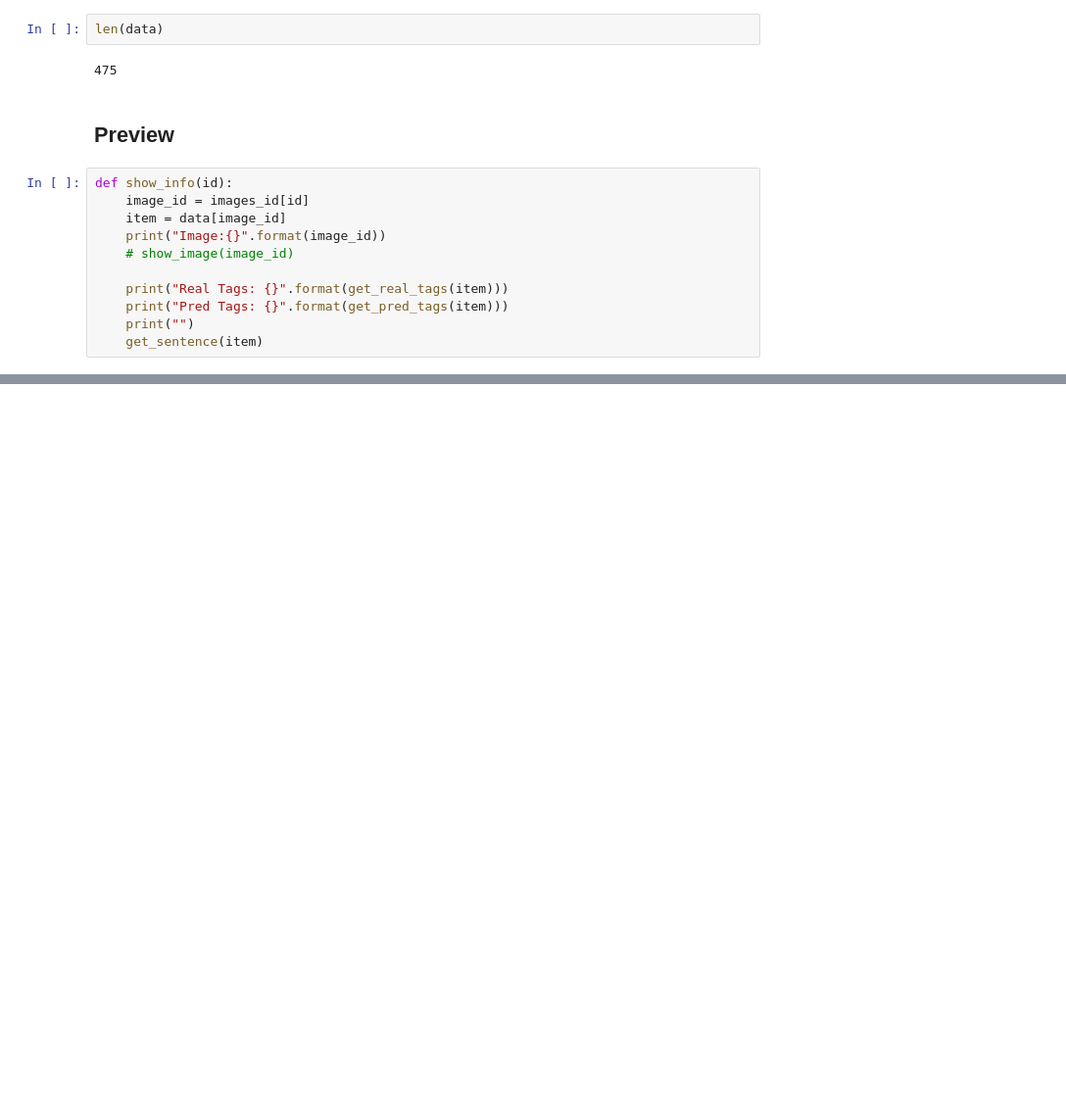
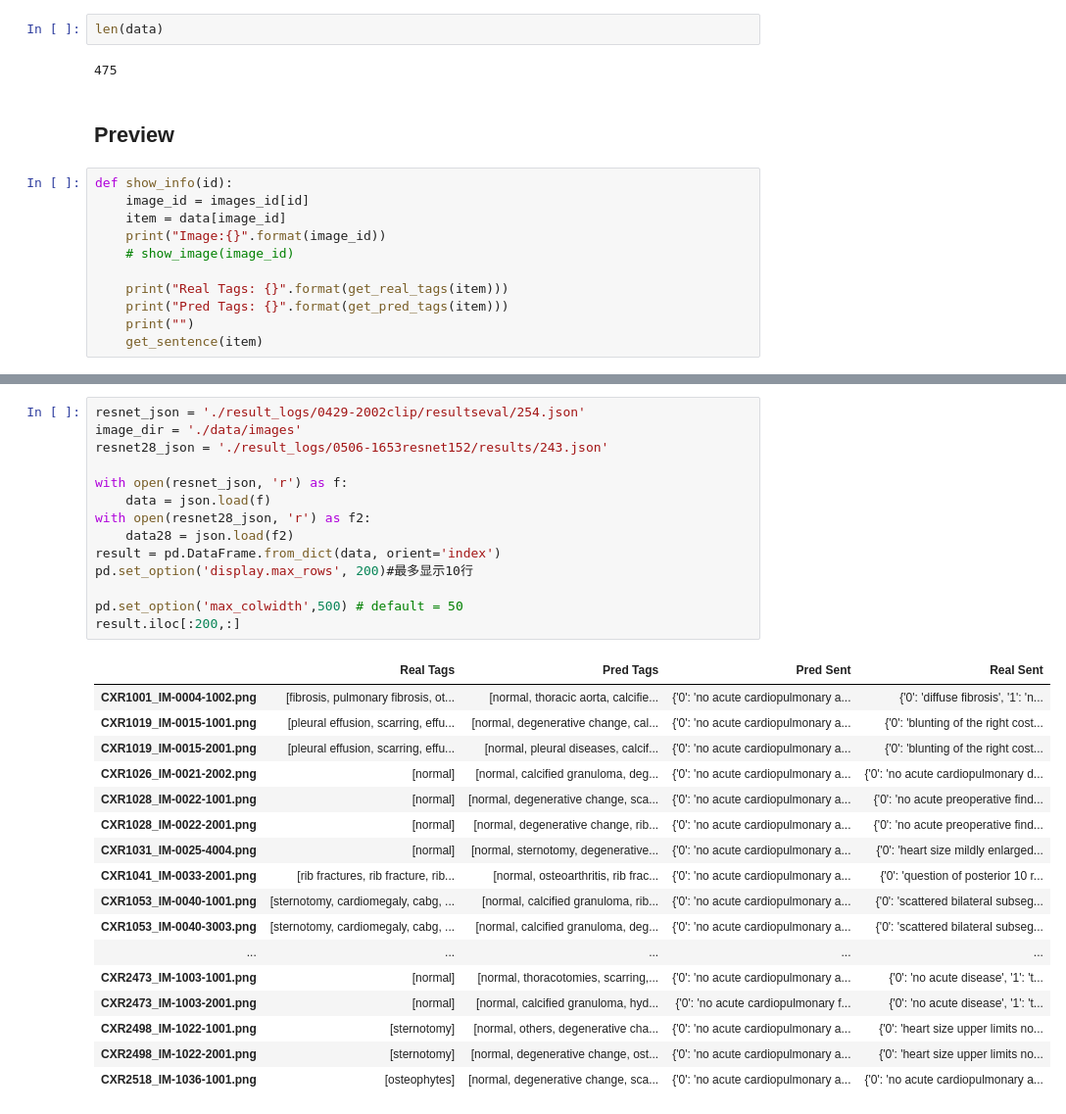
Before and after one commit to havecats/Medical-Report-Generation-OntheAutomaticGeneration, a Jupyter notebook: review_captions_resnet.ipynb, the cells around one changed output, grey strips where cells are left out. Shown at 98% size. Saved outputs shown, nothing was run; the diff lists cells and outputs as text; blank space fills up the shorter version.

```diff
--- a/review_captions_resnet.ipynb
+++ b/review_captions_resnet.ipynb
@@ -189,0 +154,32 @@ result28.iloc[:200,:]
+# %%
+resnet_json = './result_logs/0429-2002clip/resultseval/254.json'
+image_dir = './data/images'
+resnet28_json = './result_logs/0506-1653resnet152/results/243.json'
+
+with open(resnet_json, 'r') as f:
+    data = json.load(f)
+with open(resnet28_json, 'r') as f2:
+    data28 = json.load(f2)
+result = pd.DataFrame.from_dict(data, orient='index')
+pd.set_option('display.max_rows', 200)#最多显示10行
+
+pd.set_option('max_colwidth',500) # default = 50
+result.iloc[:200,:]
+# %% [output]
+|  | Real Tags | Pred Tags | Pred Sent | Real Sent |
+| CXR1001_IM-0004-1002.png | [fibrosis, pulmonary fibrosis, ot... | [normal, thoracic aorta, calcifie... | {'0': 'no acute cardiopulmonary a... | {'0': 'diffuse fibrosis', '1': 'n... |
+| CXR1019_IM-0015-1001.png | [pleural effusion, scarring, effu... | [normal, degenerative change, cal... | {'0': 'no acute cardiopulmonary a... | {'0': 'blunting of the right cost... |
+| CXR1019_IM-0015-2001.png | [pleural effusion, scarring, effu... | [normal, pleural diseases, calcif... | {'0': 'no acute cardiopulmonary a... | {'0': 'blunting of the right cost... |
+| CXR1026_IM-0021-2002.png | [normal] | [normal, calcified granuloma, deg... | {'0': 'no acute cardiopulmonary a... | {'0': 'no acute cardiopulmonary d... |
+| CXR1028_IM-0022-1001.png | [normal] | [normal, degenerative change, sca... | {'0': 'no acute cardiopulmonary a... | {'0': 'no acute preoperative find... |
+| CXR1028_IM-0022-2001.png | [normal] | [normal, degenerative change, rib... | {'0': 'no acute cardiopulmonary a... | {'0': 'no acute preoperative find... |
+| CXR1031_IM-0025-4004.png | [normal] | [normal, sternotomy, degenerative... | {'0': 'no acute cardiopulmonary a... | {'0': 'heart size mildly enlarged... |
+| CXR1041_IM-0033-2001.png | [rib fractures, rib fracture, rib... | [normal, osteoarthritis, rib frac... | {'0': 'no acute cardiopulmonary a... | {'0': 'question of posterior 10 r... |
+| CXR1053_IM-0040-1001.png | [sternotomy, cardiomegaly, cabg, ... | [normal, calcified granuloma, rib... | {'0': 'no acute cardiopulmonary a... | {'0': 'scattered bilateral subseg... |
+| CXR1053_IM-0040-3003.png | [sternotomy, cardiomegaly, cabg, ... | [normal, calcified granuloma, deg... | {'0': 'no acute cardiopulmonary a... | {'0': 'scattered bilateral subseg... |
+| ... | ... | ... | ... | ... |
+| CXR2473_IM-1003-1001.png | [normal] | [normal, thoracotomies, scarring,... | {'0': 'no acute cardiopulmonary a... | {'0': 'no acute disease', '1': 't... |
+| CXR2473_IM-1003-2001.png | [normal] | [normal, calcified granuloma, hyd... | {'0': 'no acute cardiopulmonary f... | {'0': 'no acute disease', '1': 't... |
+| CXR2498_IM-1022-1001.png | [sternotomy] | [normal, others, degenerative cha... | {'0': 'no acute cardiopulmonary a... | {'0': 'heart size upper limits no... |
+| CXR2498_IM-1022-2001.png | [sternotomy] | [normal, degenerative change, ost... | {'0': 'no acute cardiopulmonary a... | {'0': 'heart size upper limits no... |
+| CXR2518_IM-1036-1001.png | [osteophytes] | [normal, degenerative change, sca... | {'0': 'no acute cardiopulmonary a... | {'0': 'no acute cardiopulmonary a... |
```
Also changed, not shown: parts of 10 cells of this notebook, 2 other files.
